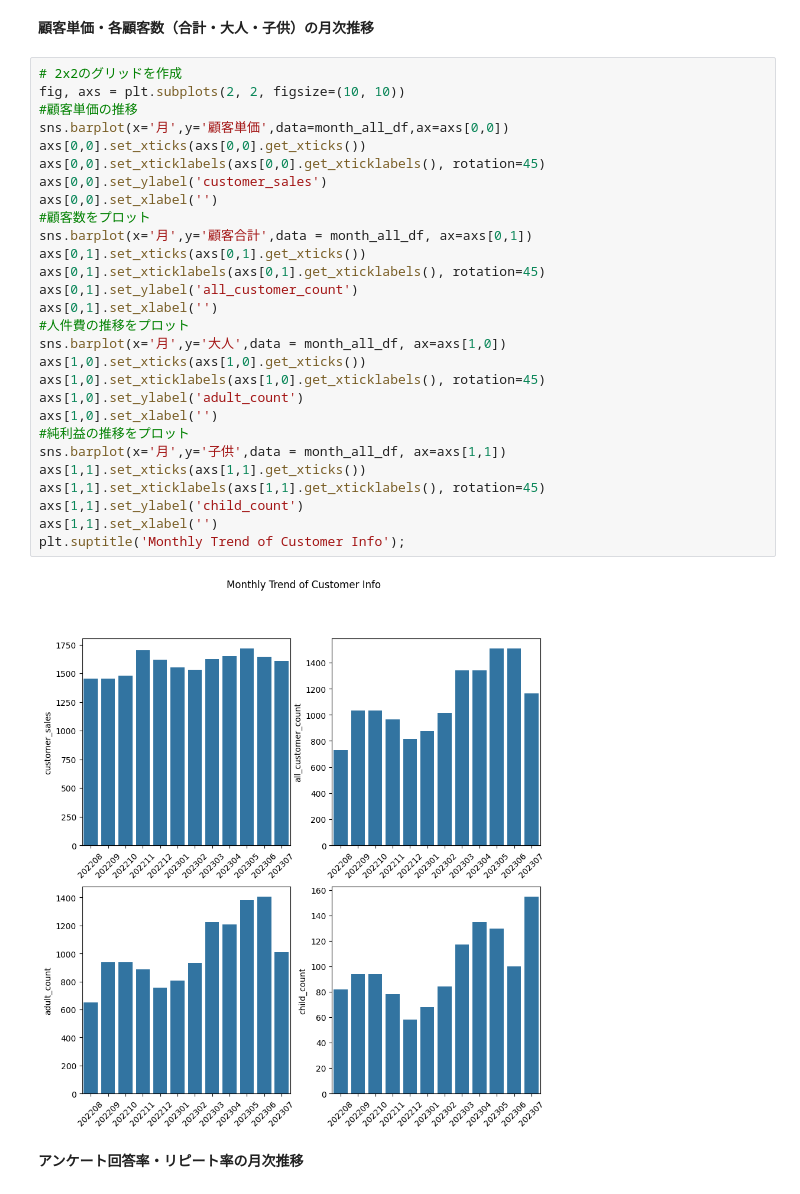
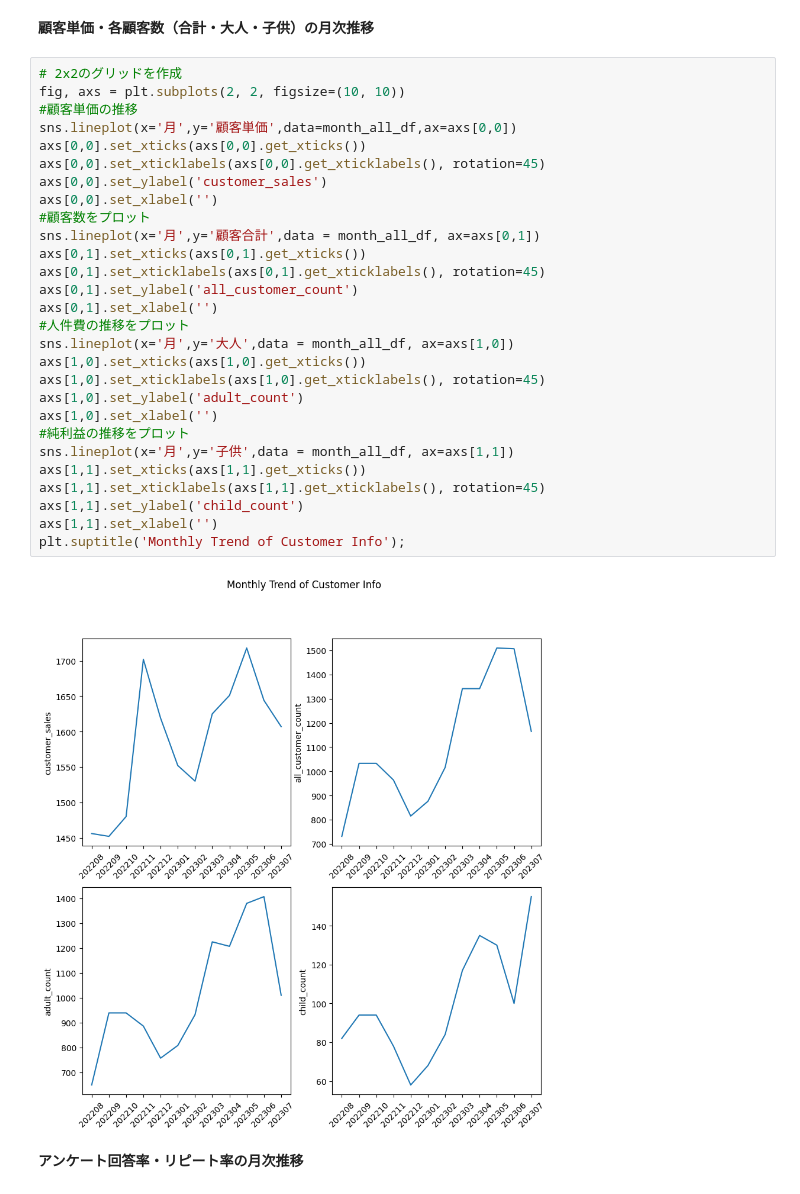
Before and after one commit to YoshiakiAsahara/for-intern, a Jupyter notebook: phase1.ipynb, the cells around one changed output. Drawn from its saved outputs; the diff is of its cells as text.

```diff
--- a/phase1.ipynb
+++ b/phase1.ipynb
@@ -373,33 +373,33 @@ Text(0.5, 1.0, 'Category_Rate_of_Order')
 # %%
 # 2x2のグリッドを作成
 fig, axs = plt.subplots(2, 2, figsize=(10, 10))
 #顧客単価の推移
-sns.barplot(x='月',y='顧客単価',data=month_all_df,ax=axs[0,0])
+sns.lineplot(x='月',y='顧客単価',data=month_all_df,ax=axs[0,0])
 axs[0,0].set_xticks(axs[0,0].get_xticks())
 axs[0,0].set_xticklabels(axs[0,0].get_xticklabels(), rotation=45)
 axs[0,0].set_ylabel('customer_sales')
 axs[0,0].set_xlabel('')
 #顧客数をプロット
-sns.barplot(x='月',y='顧客合計',data = month_all_df, ax=axs[0,1])
+sns.lineplot(x='月',y='顧客合計',data = month_all_df, ax=axs[0,1])
 axs[0,1].set_xticks(axs[0,1].get_xticks())
 axs[0,1].set_xticklabels(axs[0,1].get_xticklabels(), rotation=45)
 axs[0,1].set_ylabel('all_customer_count')
 axs[0,1].set_xlabel('')
 #人件費の推移をプロット
-sns.barplot(x='月',y='大人',data = month_all_df, ax=axs[1,0])
+sns.lineplot(x='月',y='大人',data = month_all_df, ax=axs[1,0])
 axs[1,0].set_xticks(axs[1,0].get_xticks())
 axs[1,0].set_xticklabels(axs[1,0].get_xticklabels(), rotation=45)
 axs[1,0].set_ylabel('adult_count')
 axs[1,0].set_xlabel('')
 #純利益の推移をプロット
-sns.barplot(x='月',y='子供',data = month_all_df, ax=axs[1,1])
+sns.lineplot(x='月',y='子供',data = month_all_df, ax=axs[1,1])
 axs[1,1].set_xticks(axs[1,1].get_xticks())
 axs[1,1].set_xticklabels(axs[1,1].get_xticklabels(), rotation=45)
 axs[1,1].set_ylabel('child_count')
 axs[1,1].set_xlabel('')
 plt.suptitle('Monthly Trend of Customer Info');
 # %% [output]
-[figure, old version]
+[figure, new version]
 # %% [markdown]
 **アンケート回答率・リピート率の月次推移**
 # %%
```
Also changed, not shown: parts of 6 cells of this notebook.
